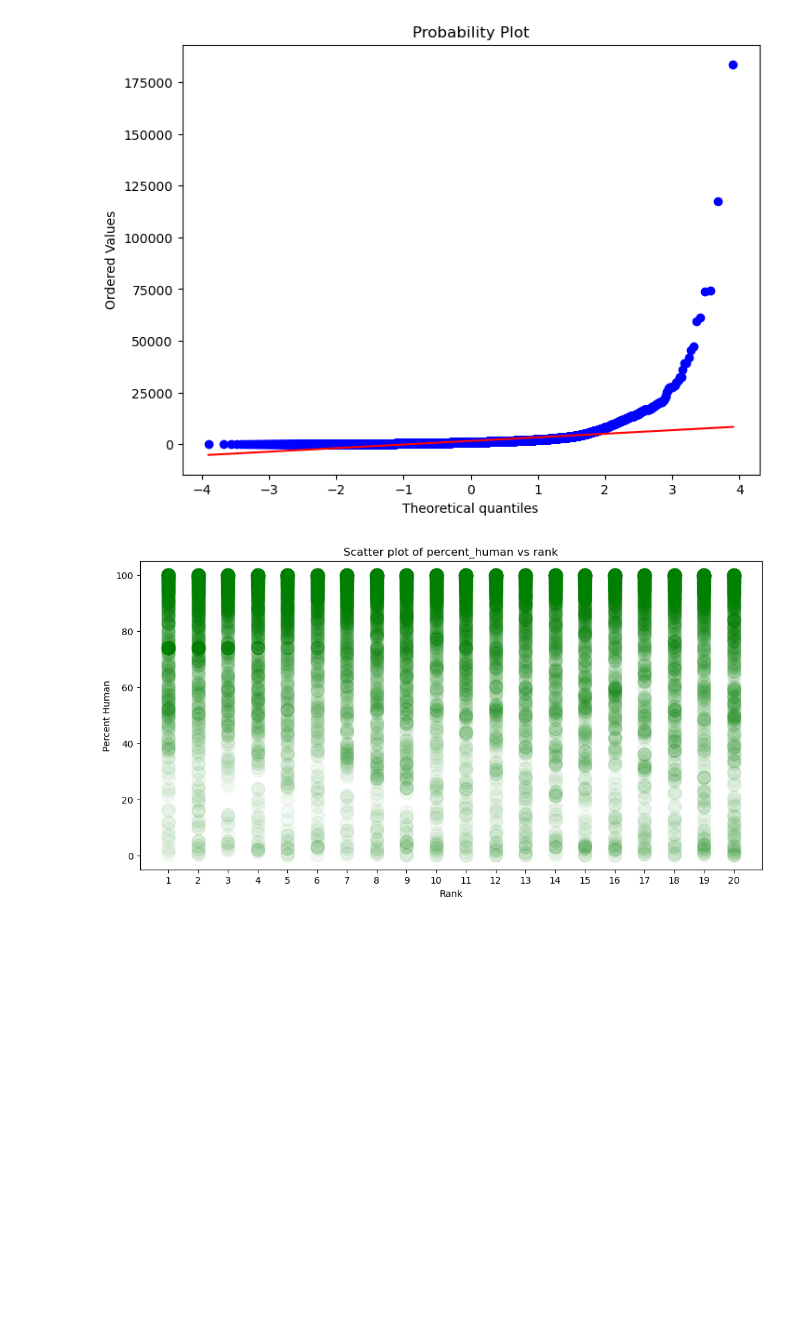
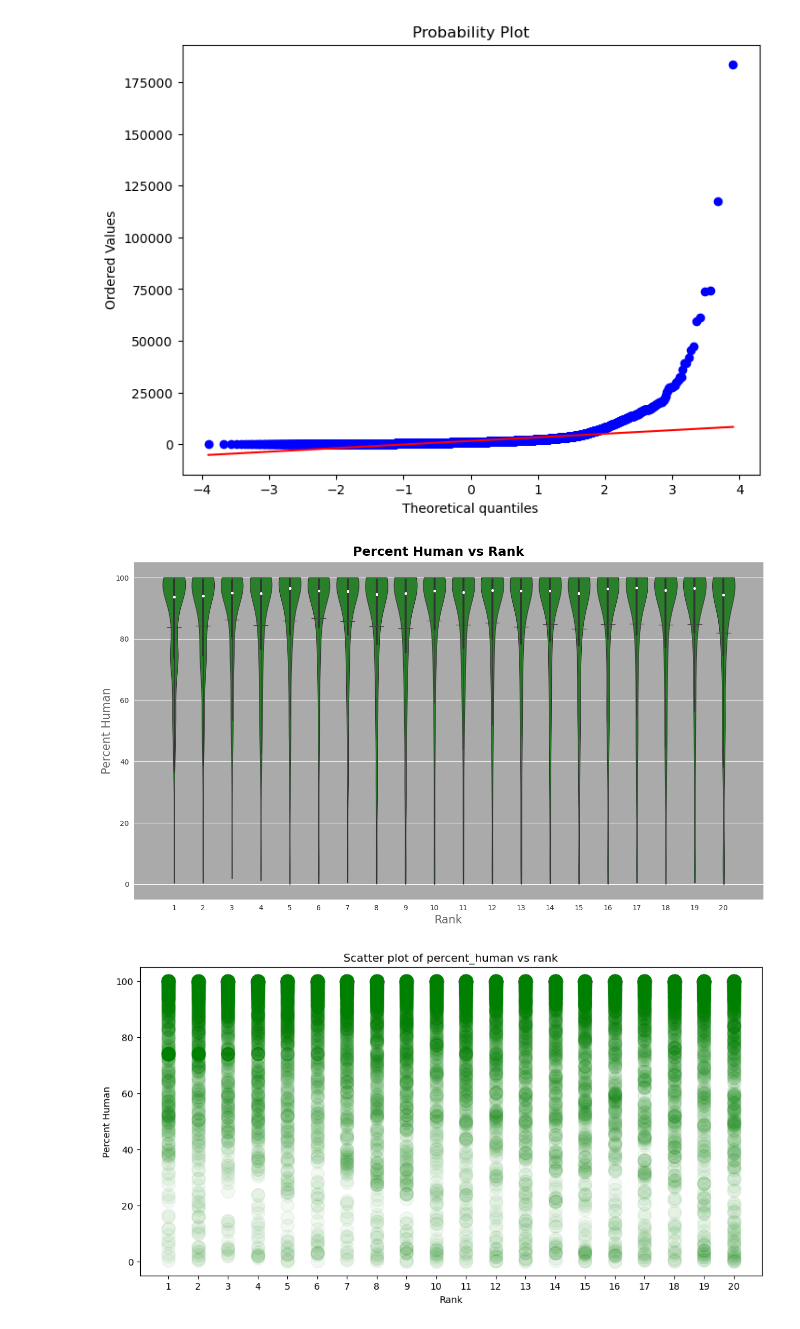
Before and after one commit to Magmafish/SerpGS, a Jupyter notebook: interpretation.ipynb, the cells around one changed output. Cells and saved outputs as stored; diff of their text form; code cells hidden in the pictures; blank space fills up the shorter version.

Commit message:
improved violin plot

```diff
--- a/interpretation.ipynb
+++ b/interpretation.ipynb
@@ -241,22 +243,29 @@ st.probplot(df['word_count'], dist='norm', plot=plt)
 plt.show()
 # %% [output]
 [figure]
-# %%
-#sns.set(style="whitegrid")
-
-#df = datasets[0]
-
-f, ax = plt.subplots(figsize=(8, 8))
-
-# Show each distribution with both violins and points
-sns.violinplot(x="rank",y="percent_human",data=df, inner="box", palette="Set3", cut=2, linewidth=3)
-
-sns.despine(left=True)
-
-f.suptitle('Chick weights by feed type', fontsize=18, fontweight='bold')
-ax.set_xlabel("Rank",size = 16,alpha=0.7)
-ax.set_ylabel("Percent Human",size = 16,alpha=0.7)
-plt.show()
+# %%
+with sns.axes_style("darkgrid"):
+    fig, ax = plt.subplots(figsize=(16, 8))
+
+sns.violinplot(data=df, x="rank", y="percent_human", scale="count", inner="box", color="#00aa00", saturation=0.5, cut=0, linewidth=.9, edgecolor='#ffffff')
+sns.despine(left=True)
+
+for i, mean in enumerate(df.groupby("rank")["percent_human"].mean()):
+    ax.hlines(mean, i-0.25, i+0.25, linewidth=1, color='#444444', zorder=100)
+
+median_markers = df.groupby('rank')['percent_human'].median()
+sns.scatterplot(x=median_markers.index-1, y=median_markers.values, marker='o', s=20, color='white', edgecolor='black', zorder=100)
+
+fig.suptitle('Percent Human vs Rank', fontsize=18, fontweight='bold')
+ax.set_facecolor('#aaaaaa')
+fig.subplots_adjust(top=0.94)
+
+ax.set_xlabel("Rank",size = 16,alpha=0.7)
+ax.set_ylabel("Percent Human",size = 16,alpha=0.7)
+
+plt.show()
+# %% [output]
+[figure, added]
 # %%
 fig, ax = plt.subplots(figsize=(12, 6))
 sns.scatterplot(data=df, x='rank', y='percent_human', color='green', alpha=0.05, s=200, edgecolor=None)
```
Also changed, not shown: parts of 1 cell of this notebook, 1 other file.
